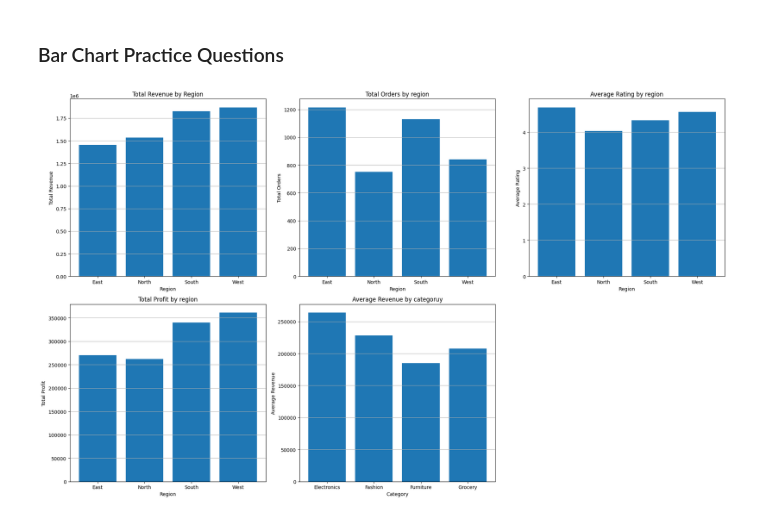
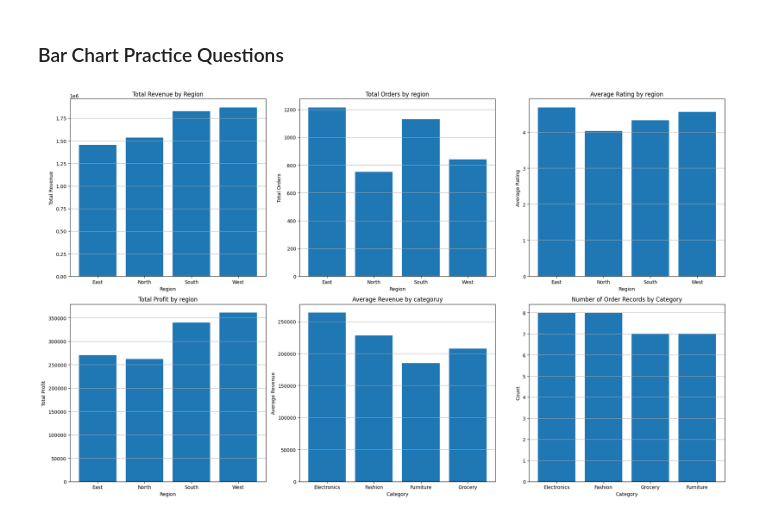
Before and after one commit to theaditya24/COMPLETE-PYTHON-FOR-DATA-ANALYTICS, a Jupyter notebook: Data Visualization Practice.ipynb, the cells around one changed output. Saved outputs shown, nothing was run; the diff lists cells and outputs as text; code cells hidden in the pictures.

Commit message:
Completed bar chart practice

```diff
--- a/Data Visualization Practice.ipynb
+++ b/Data Visualization Practice.ipynb
@@ -414,31 +414,43 @@ total_order = df.groupby('Region')['Customer_Rating'].mean()
 plt.subplot(2,3,3)
 plt.bar(total_order.index, total_order.values)
 plt.title("Average Rating by region")
 plt.xlabel("Region")
 plt.ylabel("Average Rating")
 plt.grid(axis='y')
 
 
 # Question 4
 total_profit = df.groupby('Region')['Profit'].sum()
 plt.subplot(2,3,4)
 plt.bar(total_profit.index, total_profit.values)
 plt.title("Total Profit by region")
 plt.xlabel("Region")
 plt.ylabel("Total Profit")
 plt.grid(axis='y')
 
 
 # Question 5
 Average_Revenue = df.groupby('Category')['Revenue'].mean()
 plt.subplot(2,3,5)
 plt.bar(Average_Revenue.index, Average_Revenue.values)
 plt.title("Average Revenue by categoruy")
 plt.xlabel("Category")
 plt.ylabel("Average Revenue")
 plt.grid(axis='y')
 
+
+# Question 6
+category_count = df['Category'].value_counts()
+plt.subplot(2,3,6)
+plt.bar(category_count.index, category_count.values)
+plt.title("Number of Order Records by Category")
+plt.xlabel("Category")
+plt.ylabel("Count")
+plt.grid(axis='y')
+
+
+
 plt.tight_layout()
 plt.show()
 # %% [output]
-[figure, old version]
+[figure, new version]
```
Also changed, not shown: parts of 1 cell of this notebook.
